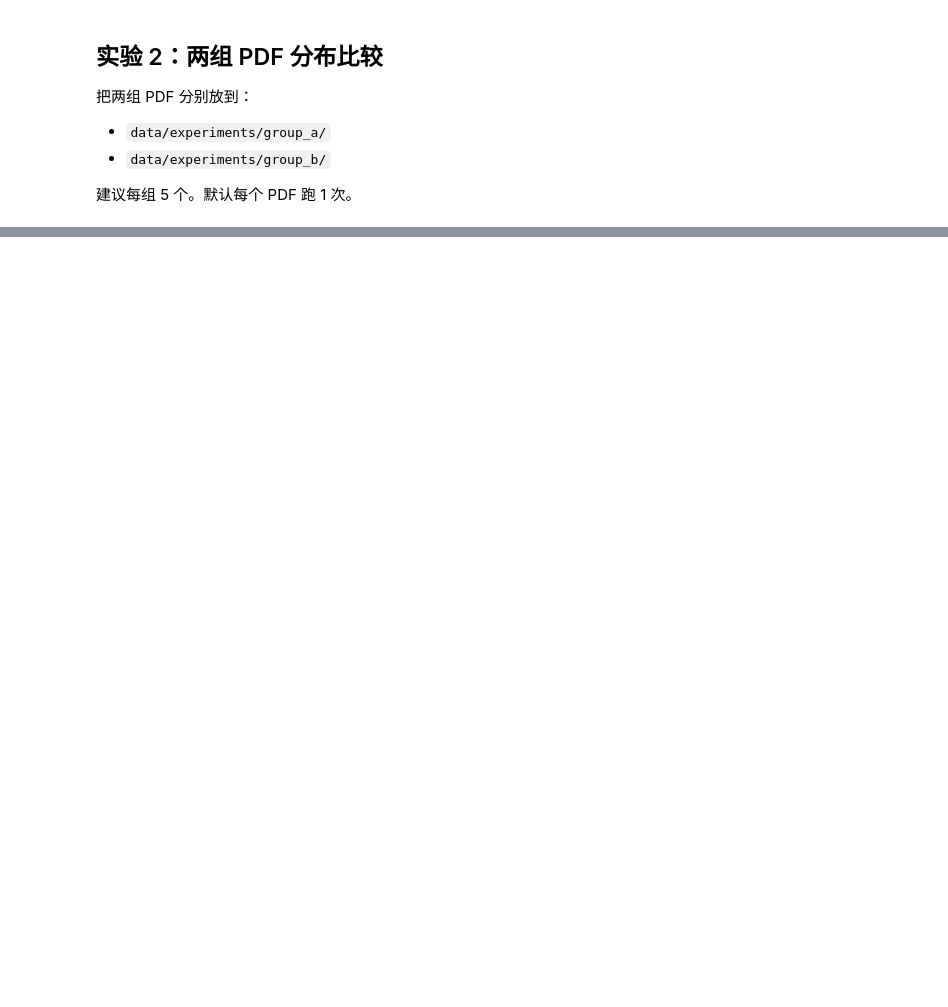
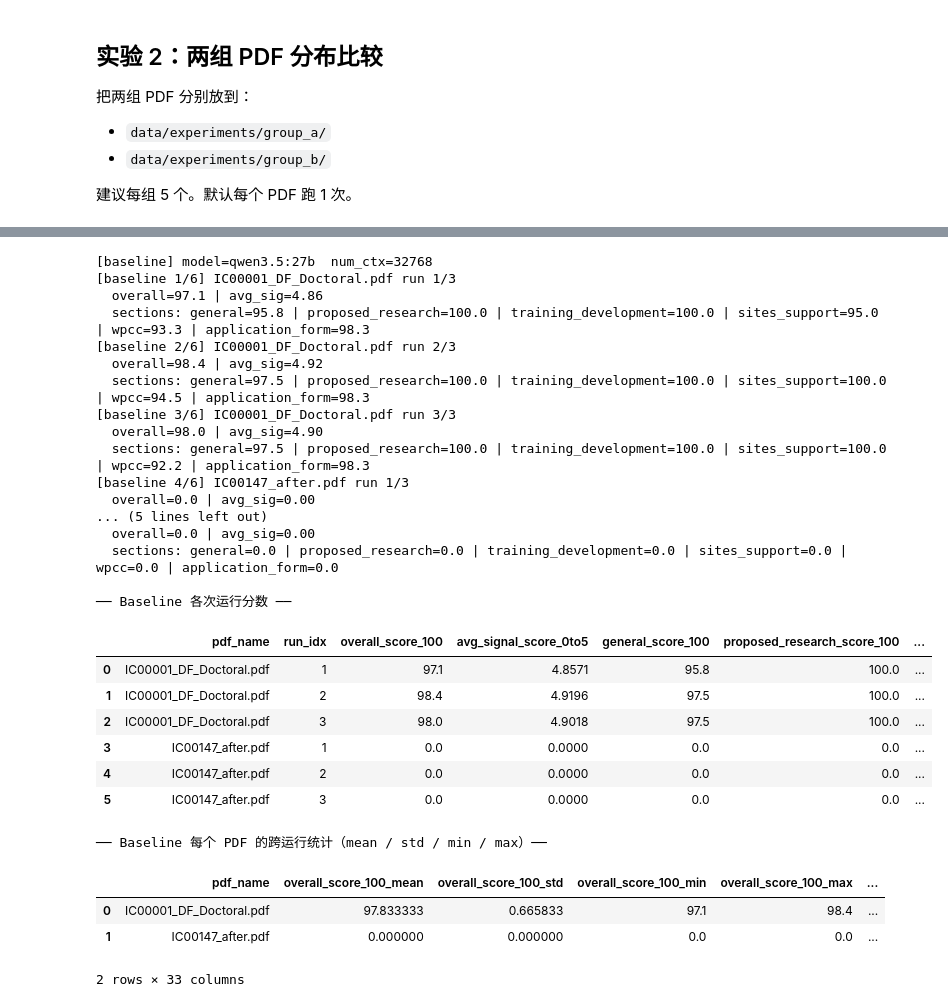
Before and after one commit to ZLF329/nlp_grant_coursework, a Jupyter notebook: score_experiments.ipynb, the cells around one changed output, grey strips where cells are left out. Cells and saved outputs as stored; diff of their text form; code cells hidden in the pictures; blank space fills up the shorter version.

Commit message:
baseline-1 llm call

```diff
--- a/score_experiments.ipynb
+++ b/score_experiments.ipynb
@@ -425,0 +807,58 @@ plot_group_compare(group_df)
+# %%
+# ── 实验 3 运行 ──────────────────────────────────────────────────────────────
+# 与实验 1 使用相同模型和相同跑数，确保对比公平。
+# 复用实验 1 的 parsed 缓存，仅重新调用 LLM。
+# num_ctx 由 BASELINE_NUM_CTX 控制（默认 32768），可在 cell 9 顶部修改。
+BASELINE_MODEL        = EXPERIMENT_OLLAMA_MODEL
+BASELINE_RUNS_PER_PDF = DEFAULT_SAME_PDF_RUNS_PER_FILE
+
+same_pdf_files = list_pdfs(SAME_PDF_DIR)
+assert same_pdf_files, f'请在 {SAME_PDF_DIR} 里至少放 1 个 PDF。'
+
+baseline_df, _ = run_baseline_experiment(
+    same_pdf_files,
+    runs_per_pdf=BASELINE_RUNS_PER_PDF,
+    reparse_each_run=False,
+    model_name=BASELINE_MODEL,
+)
+
+BASELINE_DISPLAY_COLS = [
+    'pdf_name', 'run_idx', 'overall_score_100', 'avg_signal_score_0to5',
+] + [f'{k}_score_100' for k in BASELINE_SECTION_KEYS]
+
+print('\n── Baseline 各次运行分数 ──')
+display(baseline_df[BASELINE_DISPLAY_COLS])
+
+print('\n── Baseline 每个 PDF 的跨运行统计（mean / std / min / max）──')
+baseline_per_pdf_summary = summarize_per_pdf(baseline_df)
+display(baseline_per_pdf_summary)
+# %% [output]
+[baseline] model=qwen3.5:27b  num_ctx=32768
+[baseline 1/6] IC00001_DF_Doctoral.pdf run 1/3
+  overall=97.1 | avg_sig=4.86
+  sections: general=95.8 | proposed_research=100.0 | training_development=100.0 | sites_support=95.0 | wpcc=93.3 | application_form=98.3
+[baseline 2/6] IC00001_DF_Doctoral.pdf run 2/3
+  overall=98.4 | avg_sig=4.92
+  sections: general=97.5 | proposed_research=100.0 | training_development=100.0 | sites_support=100.0 | wpcc=94.5 | application_form=98.3
+[baseline 3/6] IC00001_DF_Doctoral.pdf run 3/3
+  overall=98.0 | avg_sig=4.90
+  sections: general=97.5 | proposed_research=100.0 | training_development=100.0 | sites_support=100.0 | wpcc=92.2 | application_form=98.3
+[baseline 4/6] IC00147_after.pdf run 1/3
+  overall=0.0 | avg_sig=0.00
+... (5 lines left out)
+  overall=0.0 | avg_sig=0.00
+  sections: general=0.0 | proposed_research=0.0 | training_development=0.0 | sites_support=0.0 | wpcc=0.0 | application_form=0.0
+
+── Baseline 各次运行分数 ──
+|  | pdf_name | run_idx | overall_score_100 | avg_signal_score_0to5 | general_score_100 | proposed_research_score_100 | ... |
+| 0 | IC00001_DF_Doctoral.pdf | 1 | 97.1 | 4.8571 | 95.8 | 100.0 | ... |
+| 1 | IC00001_DF_Doctoral.pdf | 2 | 98.4 | 4.9196 | 97.5 | 100.0 | ... |
+| 2 | IC00001_DF_Doctoral.pdf | 3 | 98.0 | 4.9018 | 97.5 | 100.0 | ... |
+| 3 | IC00147_after.pdf | 1 | 0.0 | 0.0000 | 0.0 | 0.0 | ... |
+| 4 | IC00147_after.pdf | 2 | 0.0 | 0.0000 | 0.0 | 0.0 | ... |
+| 5 | IC00147_after.pdf | 3 | 0.0 | 0.0000 | 0.0 | 0.0 | ... |
+── Baseline 每个 PDF 的跨运行统计（mean / std / min / max）──
+|  | pdf_name | overall_score_100_mean | overall_score_100_std | overall_score_100_min | overall_score_100_max | ... |
+| 0 | IC00001_DF_Doctoral.pdf | 97.833333 | 0.665833 | 97.1 | 98.4 | ... |
+| 1 | IC00147_after.pdf | 0.000000 | 0.000000 | 0.0 | 0.0 | ... |
+2 rows × 33 columns
```
Also changed, not shown: parts of 5 cells of this notebook, 28 other files.
